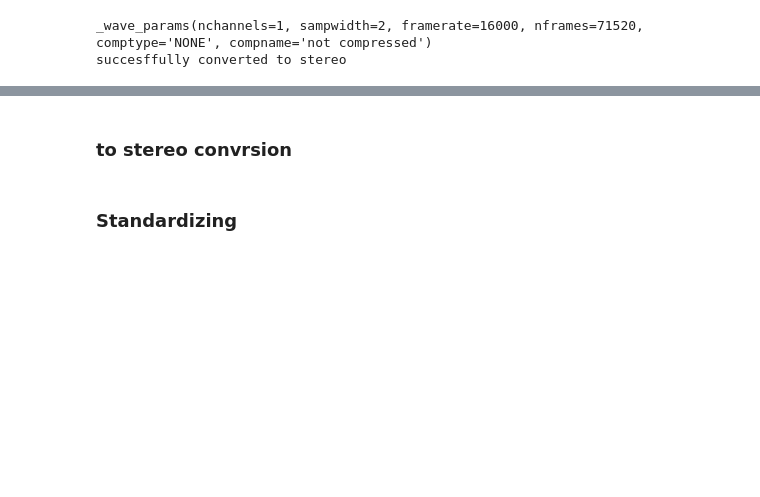
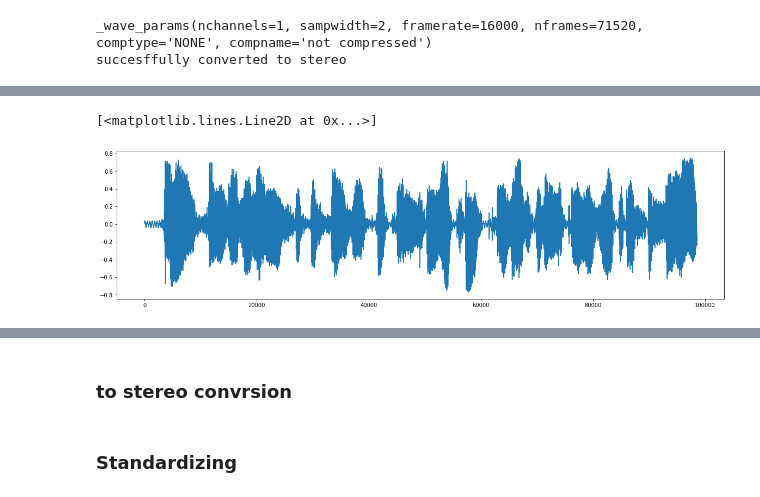
Before and after one commit to African-language-Speech-Recognition/african_language-Speech_Recognition, a Jupyter notebook: notebooks/Audio_processing.ipynb, the cells around one changed output, grey strips where cells are left out. Saved outputs shown, nothing was run; the diff lists cells and outputs as text; code cells hidden in the pictures; blank space fills up the shorter version.

```diff
--- a/notebooks/Audio_processing.ipynb
+++ b/notebooks/Audio_processing.ipynb
@@ -269,3 +271,9 @@ print('converted wav file min~max range:',np.min(librosa_load),'~',np.max(libros
+# %%
+plt.figure(figsize=(20, 5))
+plt.plot(librosa_load)
+# %% [output]
+[<matplotlib.lines.Line2D at 0x...>]
+[figure, added]
 # %%
 def plot_spec(data:np.array,sr:int) -> None:
   '''
```
Also changed, not shown: parts of 21 cells of this notebook.
